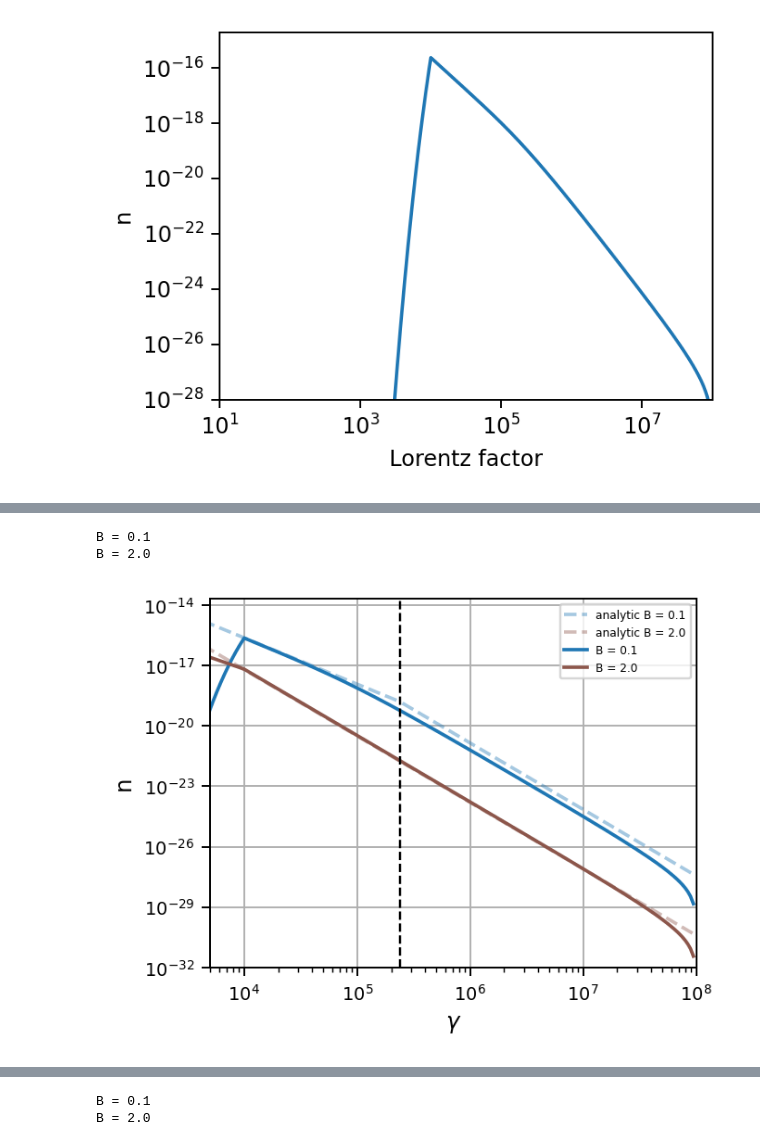
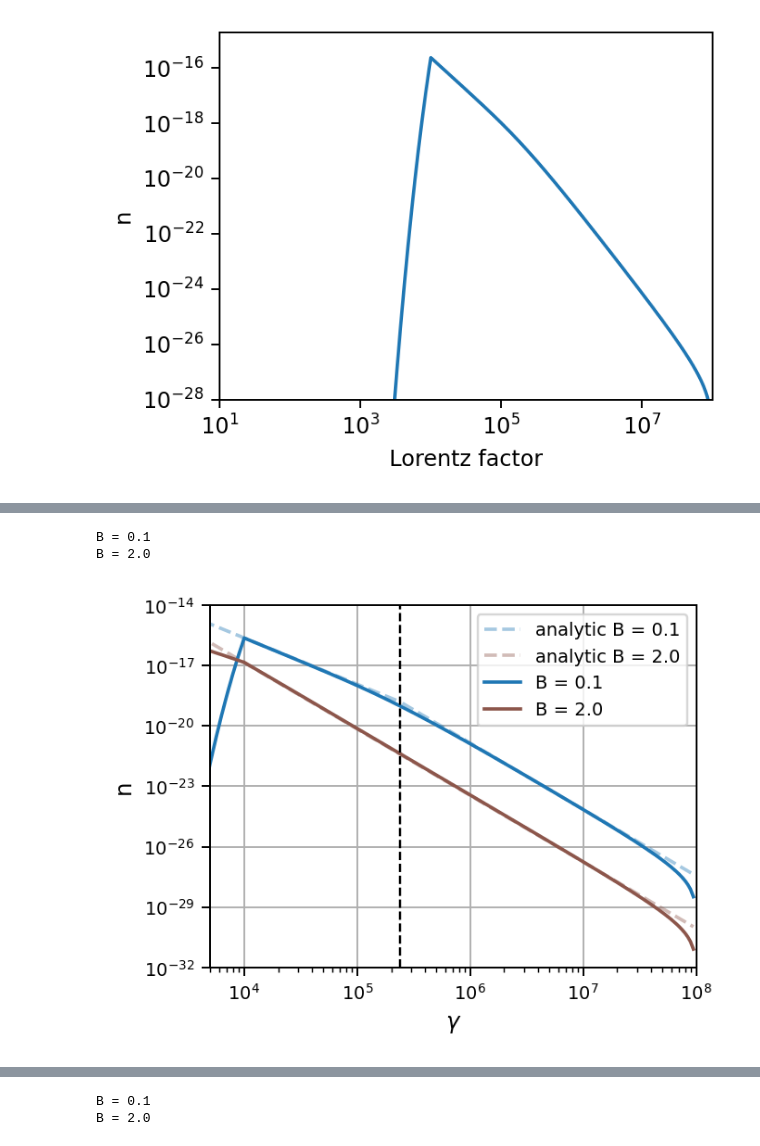
Before and after one commit to me623/Mphys_modelling, a Jupyter notebook: plotting.ipynb, the cells around one changed output, grey strips where cells are left out. Cells and saved outputs as stored; diff of their text form; code cells hidden in the pictures.

```diff
--- a/plotting.ipynb
+++ b/plotting.ipynb
@@ -87,43 +136,43 @@ plt.plot(sim_data["gamma"][sim_data["gamma"] > gamma_c],
          ls="--",
 )
 
-S=-1.16e-08
+S=-5.169027e-09
 
 plt.plot(sim_data["gamma"],
          power_law(sim_data["gamma"], -inject_p-1, C / (S*(1-inject_p))),
          c= colours[1],
          alpha=0.4,
          ls="--",
          label=f"analytic B = 2.0"
 )
 
 for file, name, colour in zip(files, names, colours):
     sim_data=pd.read_csv(r"C:\Users\morga\Masters Year\Modelling\Mphys_modelling\csv_data\{}".format(file),
     header=None,
     low_memory=False)
     sim_data=sim_data.T
     sim_data.columns = sim_data.iloc[0]
     sim_data = sim_data[1:]
     sim_data.reset_index(drop=True, inplace=True)
 
     plt.plot(sim_data["gamma"], sim_data.iloc[:,-1], label=name, c=colour)
     print(name)
 plt.ylabel("n", fontsize=fs)
 plt.yscale("log")
 plt.xscale("log")
 plt.xlabel("$\gamma$", fontsize=fs)
 plt.xticks(fontsize=fs*0.8)
 plt.yticks(fontsize=fs*0.8)
-plt.legend( loc="upper right",fontsize=fs*0.5)
+plt.legend( loc="upper right",fontsize=fs*0.8)
 plt.xlim(5e3, 1e8)
-plt.ylim(1e-32, 2e-14)
+plt.ylim(1e-32, 1e-14)
 plt.vlines(gamma_c, 1e-32, 2e12, "black", "dashed",lw=1)
 plt.tight_layout()
 plt.grid()
 # %% [output]
 B = 0.1
 B = 2.0
-[figure, old version]
+[figure, new version]
 # %%
 files = ["B 100.csv","B2000.csv"]
 names = ["B = 0.1", "B = 2.0"]
```
Also changed, not shown: parts of 9 cells of this notebook, 3 other files.
